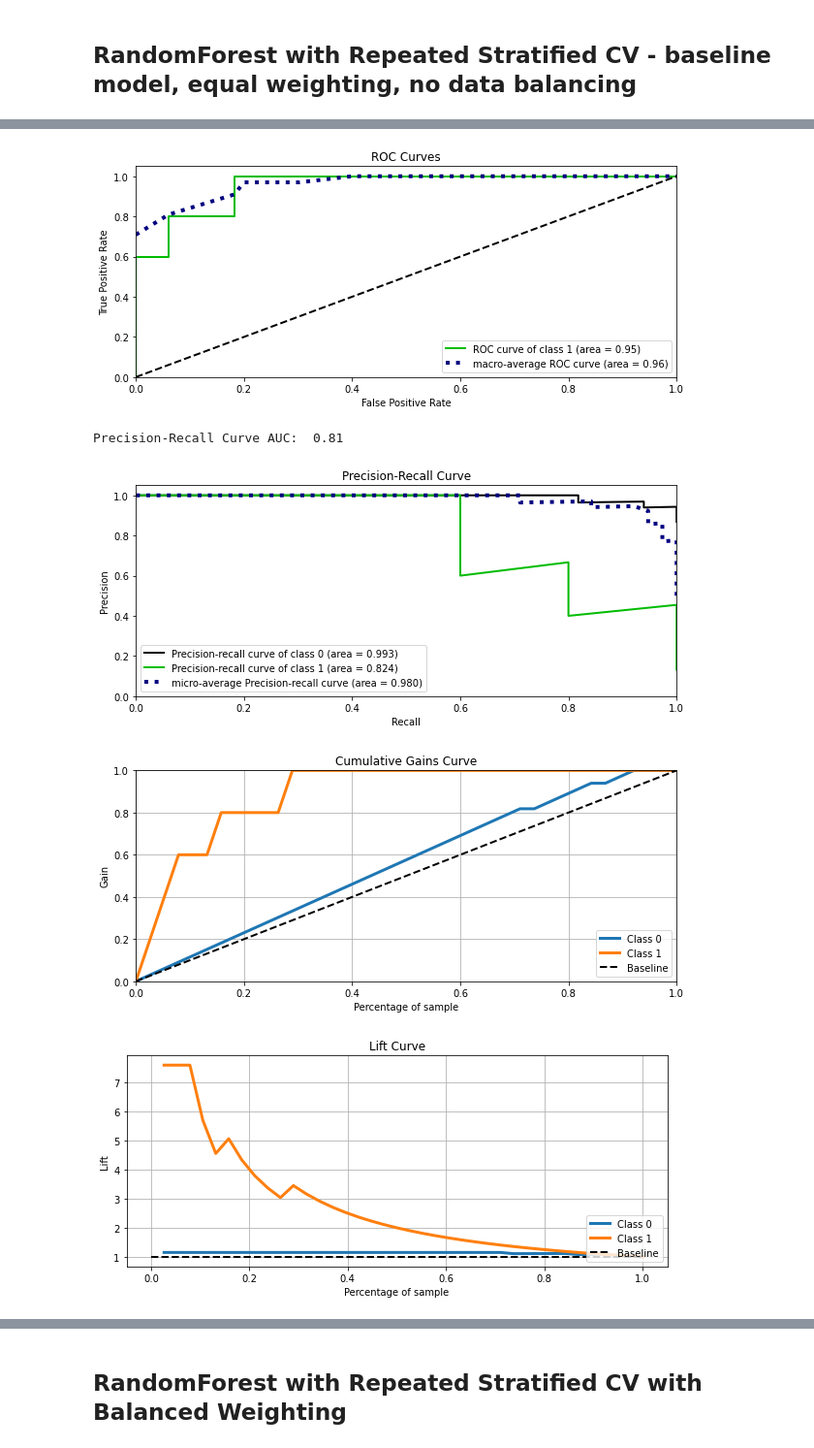
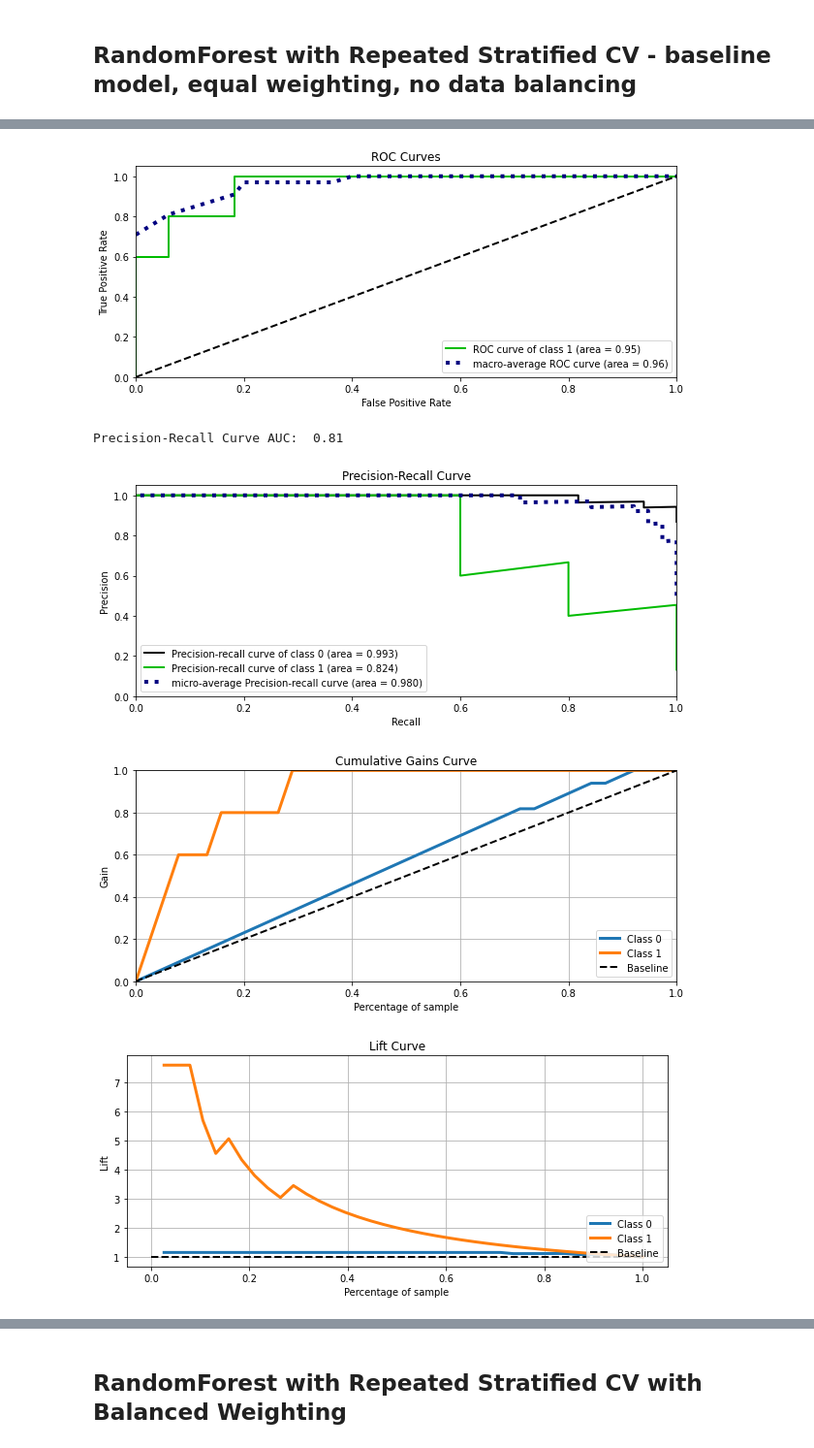
Before and after one commit to ejw-data/ml-myopia, a Jupyter notebook: data-balancing/balance-model-weights.ipynb, the cells around one changed output, grey strips where cells are left out. Shown at 97% size. Saved outputs shown, nothing was run; the diff lists cells and outputs as text; code cells hidden in the pictures.

```diff
--- a/data-balancing/balance-model-weights.ipynb
+++ b/data-balancing/balance-model-weights.ipynb
@@ -51,8 +51,8 @@ X_train, X_test, y_train, y_test = train_test_split(X, label, random_state=42, t
 ## RandomForest with Repeated Stratified CV - baseline model, equal weighting, no data balancing
 # %%
 scoring = ('f1', 'recall', 'precision', 'roc_auc')
-steps = [('model', RandomForestClassifier(random_state=1))]
-cv = RepeatedStratifiedKFold(n_splits=10, n_repeats=3, random_state=1)
+steps = [('model', RandomForestClassifier(n_estimators=150, random_state=1))]
+cv = RepeatedStratifiedKFold(n_splits=10, n_repeats=3, random_state=2)
 
 model_evaluate(steps, cv, X_train, y_train, X_test, y_test)
 # %% [output]
@@ -67,15 +67,15 @@ Mean ROC AUC: 0.794
 
 
 --------------------------------------------------
 
 ... (49 lines left out)
 --------------------------------------------------
 
 
 ROC AUC:  0.95
 [figure]
 Precision-Recall Curve AUC:  0.81
-[figure, old version]
+[figure, new version]
 [figure]
 [figure]
 --------------------------------------------------
```
Also changed, not shown: parts of 5 cells of this notebook, 3 other files.
